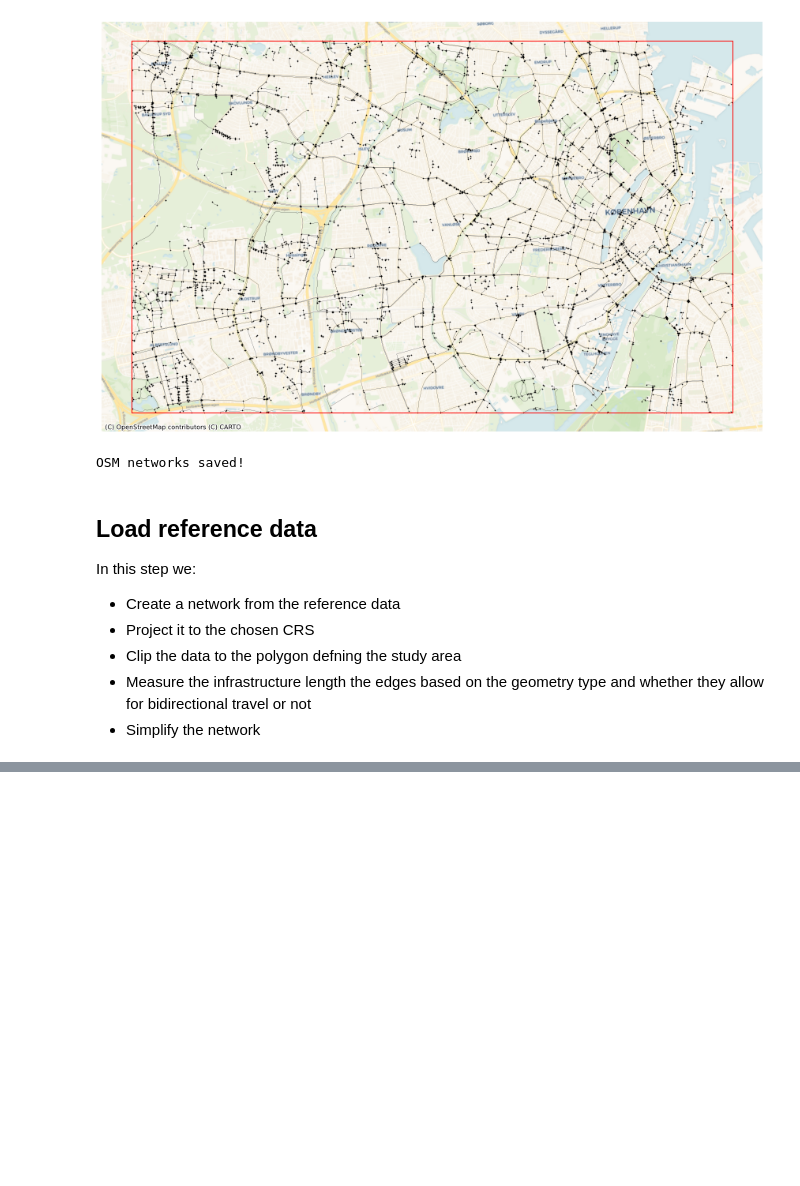
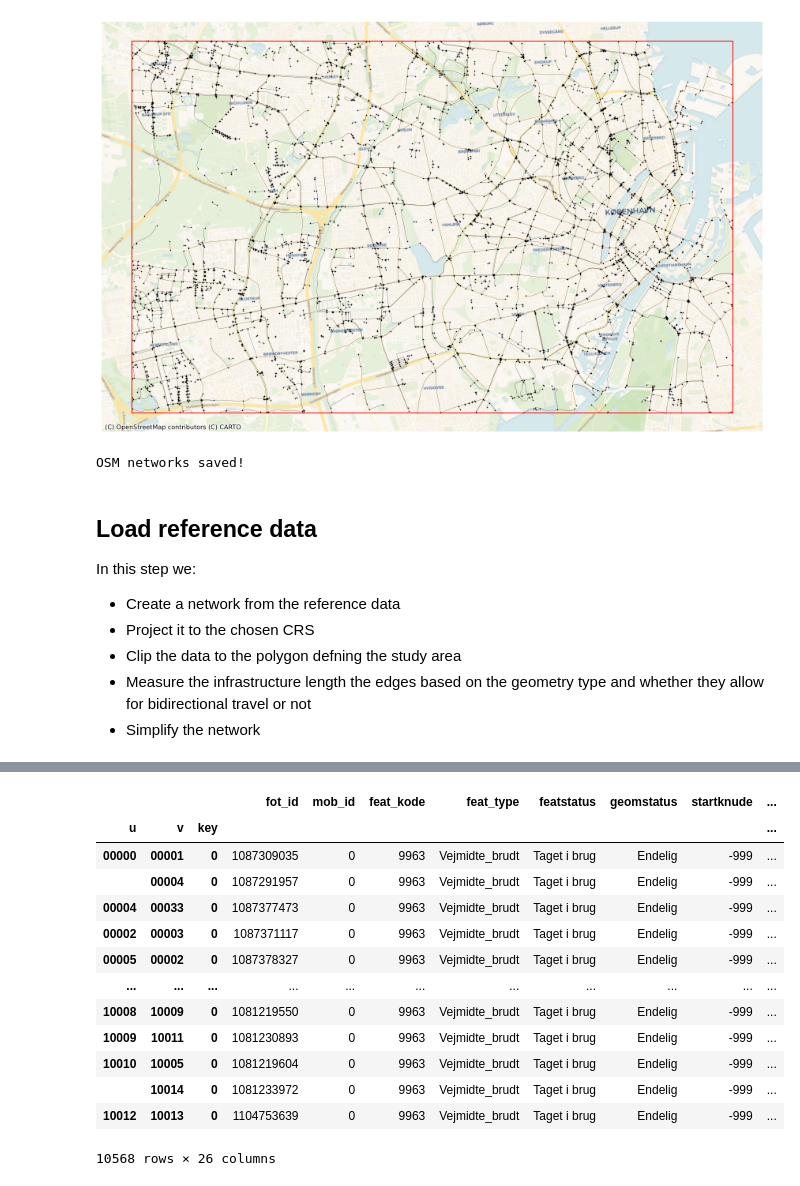
Before and after one commit to anerv/cycling_data_quality, a Jupyter notebook: scripts/01_load_data.ipynb, the cells around one changed output, grey strips where cells are left out. Saved outputs shown, nothing was run; the diff lists cells and outputs as text; code cells hidden in the pictures; blank space fills up the shorter version.

```diff
--- a/scripts/01_load_data.ipynb
+++ b/scripts/01_load_data.ipynb
@@ -165,16 +165,47 @@ print('Created network only with cycling infrastructure!')
 cycling_graph_simplified = sf.momepy_simplify_graph(cycling_graph, attributes=['cycling_infrastructure','cycling_bidirectional','cycling_geometries','protected'])
 
 # Get undirected network representation
-cycling_graph_simplified_un = ox.get_undirected(cycling_graph_simplified)
-cycling_graph_un = ox.get_undirected(cycling_graph)
+cycling_graph_simplified = ox.get_undirected(cycling_graph_simplified)
+cycling_graph = ox.get_undirected(cycling_graph)
 
-cycling_nodes_simplified, cycling_edges_simplified = ox.graph_to_gdfs(cycling_graph_simplified_un, nodes=True)
+cycling_nodes_simplified, cycling_edges_simplified = ox.graph_to_gdfs(cycling_graph_simplified, nodes=True)
+
+# TODO: Save length to both graphs
 
 # Measure the length of cycling infrastructure (!=from length of edges)
+cycling_edges_simplified['length'] = cycling_edges_simplified.geometry.length
 cycling_edges_simplified['infrastructure_length'] = cycling_edges_simplified.apply(lambda x: ef.measure_infrastructure_length(edge = x.geometry,
                                                         geometry_type=x.cycling_geometries, bidirectional=x.cycling_bidirectional, cycling_infrastructure=x.cycling_infrastructure), axis=1)
 
-# TODO: Save data to graph
+# Creating coulumns with unique feature id (required by some functions)
+cycling_edges['edge_id'] = cycling_edges.reset_index().index
+cycling_edges_simplified['edge_id'] = cycling_edges_simplified.reset_index().index
+
+osm_id_dict = cycling_edges['edge_id'].to_dict()
+nx.set_edge_attributes(cycling_graph, osm_id_dict, 'edge_id')
+
+osm_id_dict_s = cycling_edges_simplified['edge_id'].to_dict()
+nx.set_edge_attributes(cycling_graph_simplified, osm_id_dict_s, 'edge_id')
+
+# TODO: Create and save node id for both
+cycling_nodes['node_id'] = cycling_nodes.reset_index().index
+cycling_nodes_simplified['node_id'] = cycling_nodes_simplified.reset_index().index
+
+osm_id_dict = cycling_nodes['node_id'].to_dict()
+nx.set_node_attributes(cycling_graph, osm_id_dict, 'node_id')
+
+osm_id_dict_s = cycling_nodes_simplified['node_id'].to_dict()
+nx.set_node_attributes(cycling_graph_simplified, osm_id_dict_s, 'node_id')
+
+# Saving data to graphs
+osm_l_dict = osm_edges['length'].to_dict()
+nx.set_edge_attributes(cycling_graph, osm_l_dict, 'length')
+
+osm_l_dict_s = cycling_edges_simplified['length'].to_dict()
+nx.set_edge_attributes(cycling_graph_simplified, osm_l_dict_s, 'length')
+
+osm_il_dict = cycling_edges_simplified['infrastructure_length'].to_dict()
+nx.set_edge_attributes(cycling_graph_simplified, osm_il_dict, 'infrastructure_length')
 
 # Overview of data from OSM
 graph_area = ef.get_graph_area(cycling_nodes, study_area_poly, study_crs)
@@ -359,0 +474,17 @@ Reference networks saved!
+# %%
+ref_edges
+# %% [output]
+|  |  |  | fot_id | mob_id | feat_kode | feat_type | featstatus | geomstatus | startknude | ... |
+| u | v | key |  |  |  |  |  |  |  | ... |
+| 00000 | 00001 | 0 | 1087309035 | 0 | 9963 | Vejmidte_brudt | Taget i brug | Endelig | -999 | ... |
+|  | 00004 | 0 | 1087291957 | 0 | 9963 | Vejmidte_brudt | Taget i brug | Endelig | -999 | ... |
+| 00004 | 00033 | 0 | 1087377473 | 0 | 9963 | Vejmidte_brudt | Taget i brug | Endelig | -999 | ... |
+| 00002 | 00003 | 0 | 1087371117 | 0 | 9963 | Vejmidte_brudt | Taget i brug | Endelig | -999 | ... |
+| 00005 | 00002 | 0 | 1087378327 | 0 | 9963 | Vejmidte_brudt | Taget i brug | Endelig | -999 | ... |
+| ... | ... | ... | ... | ... | ... | ... | ... | ... | ... | ... |
+| 10008 | 10009 | 0 | 1081219550 | 0 | 9963 | Vejmidte_brudt | Taget i brug | Endelig | -999 | ... |
+| 10009 | 10011 | 0 | 1081230893 | 0 | 9963 | Vejmidte_brudt | Taget i brug | Endelig | -999 | ... |
+| 10010 | 10005 | 0 | 1081219604 | 0 | 9963 | Vejmidte_brudt | Taget i brug | Endelig | -999 | ... |
+|  | 10014 | 0 | 1081233972 | 0 | 9963 | Vejmidte_brudt | Taget i brug | Endelig | -999 | ... |
+| 10012 | 10013 | 0 | 1104753639 | 0 | 9963 | Vejmidte_brudt | Taget i brug | Endelig | -999 | ... |
+10568 rows × 26 columns
```
Also changed, not shown: parts of 15 cells of this notebook, 2 other files.
